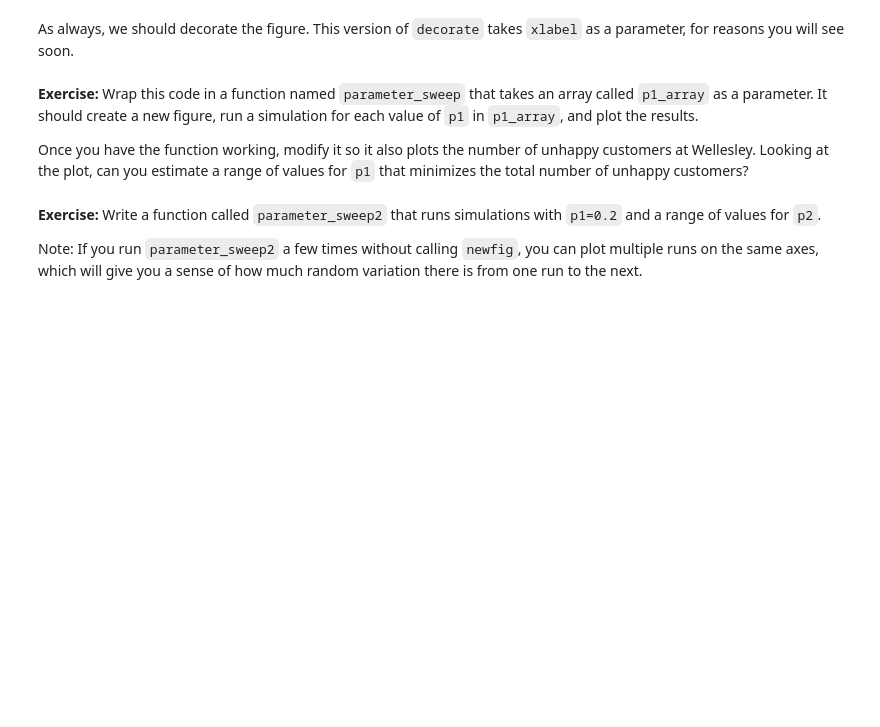
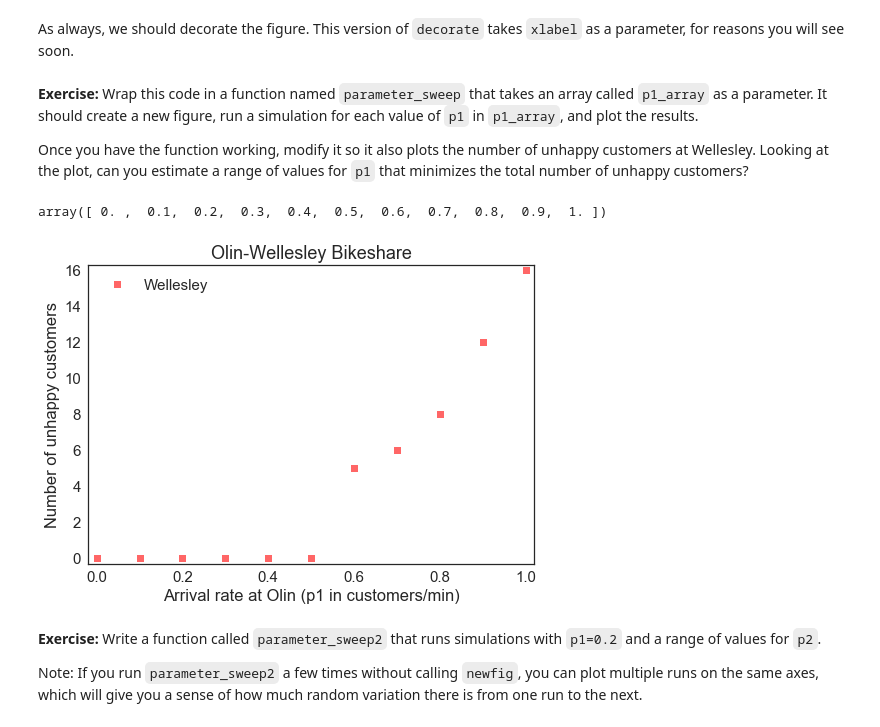
Before and after one commit to Bogidon/ModSimPy, a Jupyter notebook: code/chap02mine.ipynb, the cells around one changed output. Drawn from its saved outputs; the diff is of its cells as text; code cells hidden in the pictures; blank space fills up the shorter version.

```diff
--- a/code/chap02mine.ipynb
+++ b/code/chap02mine.ipynb
@@ -574,3 +640,15 @@ Once you have the function working, modify it so it also plots the number of unh
+# %%
+def parameter_sweep(p1_array):
+    for p1 in p1_array:
+        sys = run_simulation(p1, num_steps=30, plot_flag=False)
+        plot(p1, sys.olin_empty, 'rs', label='Wellesley')
+        decorate(xlabel='Arrival rate at Olin (p1 in customers/min)')
+# %%
+parameter_sweep(p1_array)
+p1_array
+# %% [output]
+array([ 0. ,  0.1,  0.2,  0.3,  0.4,  0.5,  0.6,  0.7,  0.8,  0.9,  1. ])
+[figure, added]
 # %% [markdown]
 **Exercise:** Write a function called `parameter_sweep2` that runs simulations with `p1=0.2` and a range of values for `p2`.
 
```
Also changed, not shown: parts of 61 cells of this notebook, 1 other file.
